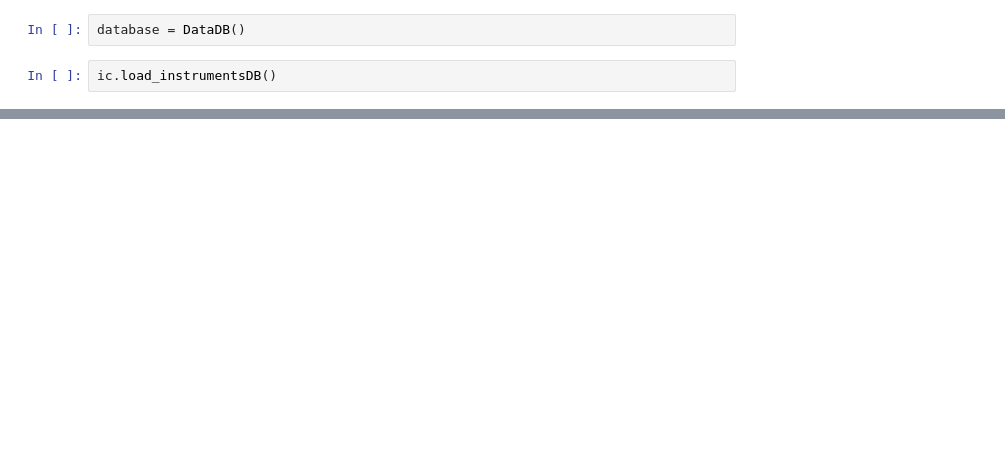
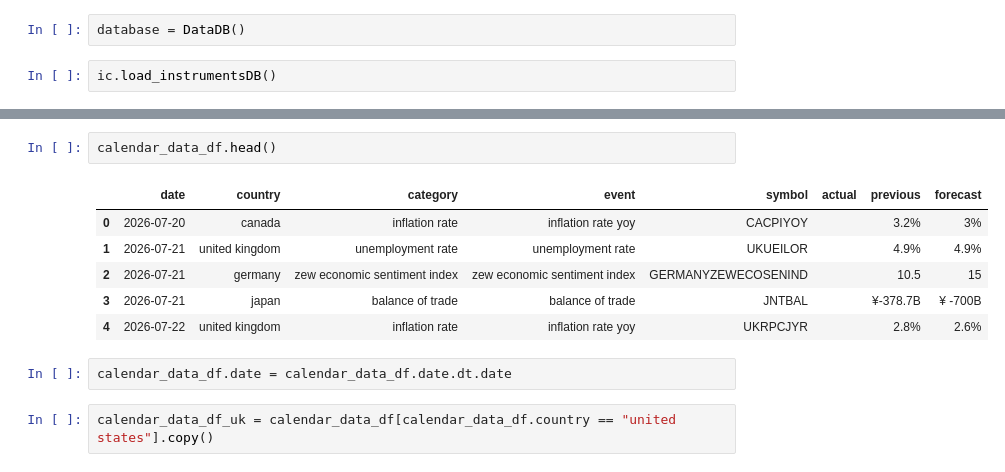
Before and after one commit to otavius/artisan-trading, a Jupyter notebook: exploration/calendar_data.ipynb, the cells around one changed output, grey strips where cells are left out. Drawn from its saved outputs; the diff is of its cells as text; blank space fills up the shorter version.

```diff
--- a/exploration/calendar_data.ipynb
+++ b/exploration/calendar_data.ipynb
@@ -39,0 +52,13 @@ Error:
+# %%
+calendar_data_df.head()
+# %% [output]
+|  | date | country | category | event | symbol | actual | previous | forecast |
+| 0 | 2026-07-20 | canada | inflation rate | inflation rate yoy | CACPIYOY |  | 3.2% | 3% |
+| 1 | 2026-07-21 | united kingdom | unemployment rate | unemployment rate | UKUEILOR |  | 4.9% | 4.9% |
+| 2 | 2026-07-21 | germany | zew economic sentiment index | zew economic sentiment index | GERMANYZEWECOSENIND |  | 10.5 | 15 |
+| 3 | 2026-07-21 | japan | balance of trade | balance of trade | JNTBAL |  | ¥-378.7B | ¥ -700B |
+| 4 | 2026-07-22 | united kingdom | inflation rate | inflation rate yoy | UKRPCJYR |  | 2.8% | 2.6% |
+# %%
+calendar_data_df.date = calendar_data_df.date.dt.date
+# %%
+calendar_data_df_uk = calendar_data_df[calendar_data_df.country == "united states"].copy()
```
Also changed, not shown: parts of 23 cells of this notebook, 33 other files.
